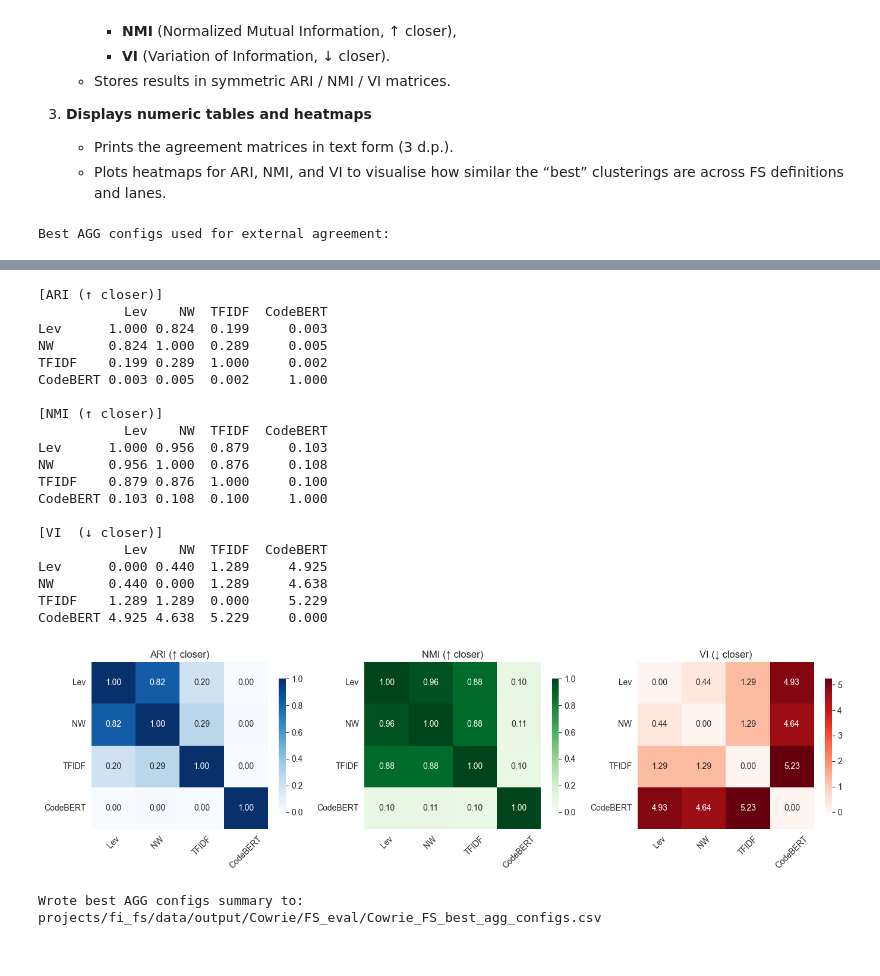
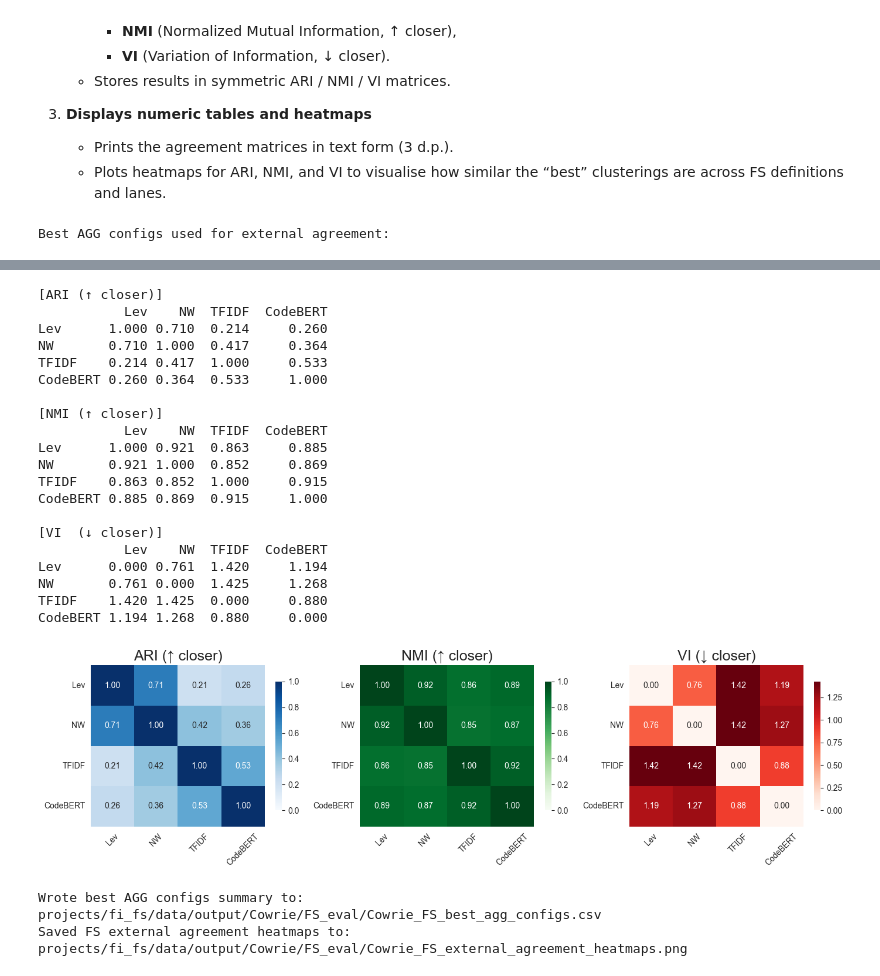
Before and after one commit to LewNew/PhD, a Jupyter notebook: projects/fi_fs/notebooks/FS_Eval.ipynb, the cells around one changed output, grey strips where cells are left out. Drawn from its saved outputs; the diff is of its cells as text; code cells hidden in the pictures.

Commit message:
FS_Eval.ipynb: Plotting tweaks + FS matrix heatmaps

```diff
--- a/projects/fi_fs/notebooks/FS_Eval.ipynb
+++ b/projects/fi_fs/notebooks/FS_Eval.ipynb
@@ -516,7 +516,8 @@ np.save(fs_nw_path, FS_nw)
 print("Saved FS_NW baseline matrix to:", fs_nw_path.relative_to(ROOT))
 
 # 3) Small tau sweep with Agglomerative clustering
-taus = [0.55, 0.60, 0.65, 0.70, 0.75, 0.80, 0.85]
+# taus = [0.55, 0.60, 0.65, 0.70, 0.75, 0.80, 0.85]
+taus = np.arange(0.05, 1.0, 0.05)
 
 rows = []
 for tau in taus:
@@ -736,9 +746,6 @@ np.save(fs_lev_path, FS_lev)
 
 print("Saved FS_Lev matrix to:", fs_lev_path.relative_to(ROOT))
 
-# Same tau grid as NW baseline for comparability
-taus = [0.55, 0.60, 0.65, 0.70, 0.75, 0.80, 0.85]
-
 rows_lev = []
 for tau in taus:
     labels = cluster_agglomerative(FS_lev, tau=tau)
@@ -892,8 +910,6 @@ print("Saved FS_TFIDF matrix to:", fs_tfidf_path.relative_to(ROOT))
 # 3) Agglomerative clustering + tau sweep (same grid as Lane A for comparability)
 # -------------------------------------------------------------------
 
-taus = [0.55, 0.60, 0.65, 0.70, 0.75]
-
 rows_b = []
 for tau in taus:
     labels = cluster_agglomerative(FS_tfidf, tau=tau)
@@ -1770,27 +1798,28 @@ print(vi_mat.to_string(float_format=fmt3))
 #---------------------------------------------------------------------
 
 fig, axes = plt.subplots(1, 3, figsize=(14, 4))
+title_fs = 18
 
 sns.heatmap(
     ari_mat, ax=axes[0], vmin=0, vmax=1,
     annot=True, fmt=".2f", cmap="Blues",
     cbar_kws={"shrink": 0.8}
 )
-axes[0].set_title("ARI (↑ closer)")
+axes[0].set_title("ARI (↑ closer)", fontsize=title_fs)
 
 sns.heatmap(
     nmi_mat, ax=axes[1], vmin=0, vmax=1,
     annot=True, fmt=".2f", cmap="Greens",
     cbar_kws={"shrink": 0.8}
 )
-axes[1].set_title("NMI (↑ closer)")
+axes[1].set_title("NMI (↑ closer)", fontsize=title_fs)
 
 sns.heatmap(
     vi_mat, ax=axes[2],
     annot=True, fmt=".2f", cmap="Reds",
     cbar_kws={"shrink": 0.8}
 )
-axes[2].set_title("VI (↓ closer)")
+axes[2].set_title("VI (↓ closer)", fontsize=title_fs)
 
 for ax in axes:
     ax.tick_params(axis="x", rotation=45)
@@ -1803,6 +1832,11 @@ plt.show()
 best_configs_csv = FS_EVAL_DIR / f"{DATASET_NAME}_FS_best_agg_configs.csv"
 best_summary.to_csv(best_configs_csv, index=False)
 print("Wrote best AGG configs summary to:", best_configs_csv.relative_to(ROOT))
+
+# Save figure
+fig_path = FS_EVAL_DIR / f"{DATASET_NAME}_FS_external_agreement_heatmaps.png"
+fig.savefig(fig_path, dpi=300)
+print("Saved FS external agreement heatmaps to:", fig_path.relative_to(ROOT))
 # %% [output]
 Best AGG configs used for external agreement:
 |  | short_name | lane | fs_def | config | tau | n_clusters | n_singletons | silhouette | dunn | ... |
@@ -1813,22 +1847,23 @@ Best AGG configs used for external agreement:
 [ARI (↑ closer)]
            Lev    NW  TFIDF  CodeBERT
-Lev      1.000 0.824  0.199     0.003
-NW       0.824 1.000  0.289     0.005
-TFIDF    0.199 0.289  1.000     0.002
-CodeBERT 0.003 0.005  0.002     1.000
+Lev      1.000 0.710  0.214     0.260
+NW       0.710 1.000  0.417     0.364
+TFIDF    0.214 0.417  1.000     0.533
+CodeBERT 0.260 0.364  0.533     1.000
 
 [NMI (↑ closer)]
            Lev    NW  TFIDF  CodeBERT
-Lev      1.000 0.956  0.879     0.103
-NW       0.956 1.000  0.876     0.108
-TFIDF    0.879 0.876  1.000     0.100
-CodeBERT 0.103 0.108  0.100     1.000
+Lev      1.000 0.921  0.863     0.885
+NW       0.921 1.000  0.852     0.869
+TFIDF    0.863 0.852  1.000     0.915
+CodeBERT 0.885 0.869  0.915     1.000
 
 [VI  (↓ closer)]
            Lev    NW  TFIDF  CodeBERT
-Lev      0.000 0.440  1.289     4.925
-NW       0.440 0.000  1.289     4.638
-TFIDF    1.289 1.289  0.000     5.229
-CodeBERT 4.925 4.638  5.229     0.000
+Lev      0.000 0.761  1.420     1.194
+NW       0.761 0.000  1.425     1.268
+TFIDF    1.420 1.425  0.000     0.880
+CodeBERT 1.194 1.268  0.880     0.000
-[figure, old version]
+[figure, new version]
 Wrote best AGG configs summary to: projects/fi_fs/data/output/Cowrie/FS_eval/Cowrie_FS_best_agg_configs.csv
+Saved FS external agreement heatmaps to: projects/fi_fs/data/output/Cowrie/FS_eval/Cowrie_FS_external_agreement_heatmaps.png
```
Also changed, not shown: parts of 16 cells of this notebook.
